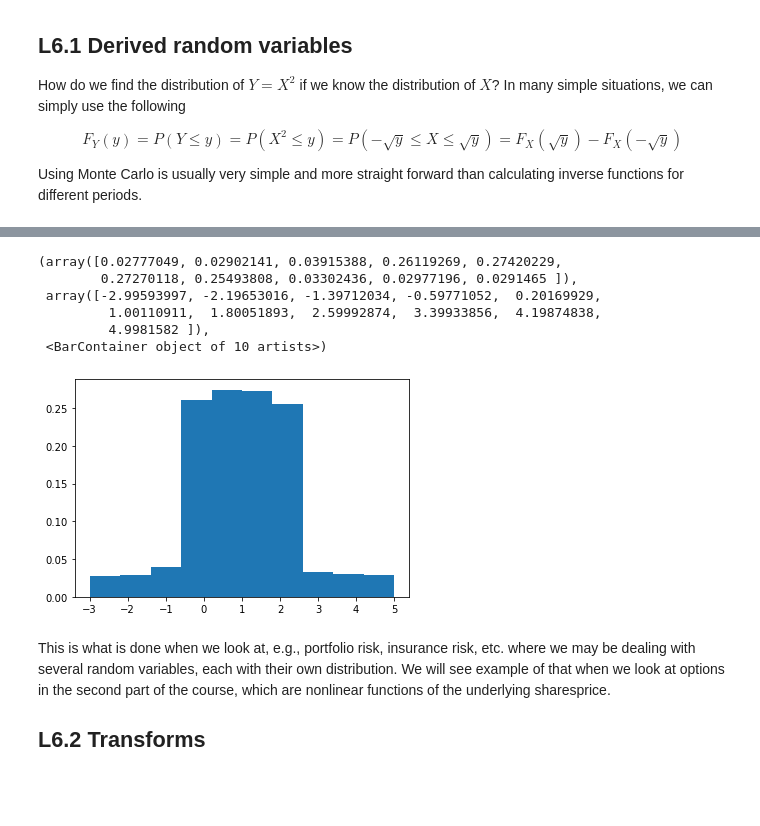
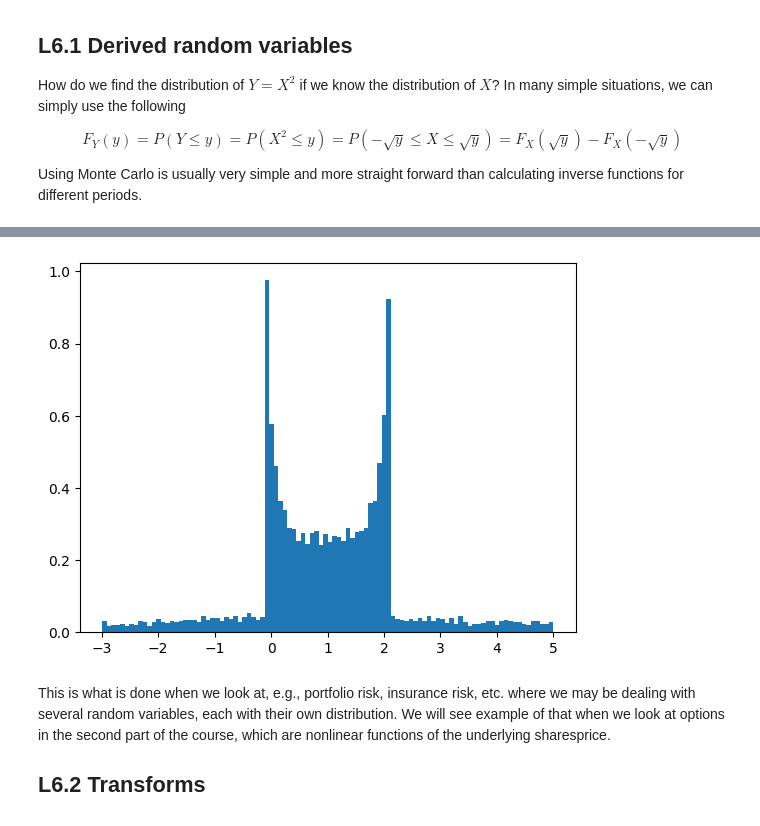
Before and after one commit to KrissiKodar/hagnyt_likindafraedi, a Jupyter notebook: AppliedProbL6.ipynb, the cells around one changed output, grey strips where cells are left out. Saved outputs shown, nothing was run; the diff lists cells and outputs as text; code cells hidden in the pictures; blank space fills up the shorter version.

```diff
--- a/AppliedProbL6.ipynb
+++ b/AppliedProbL6.ipynb
@@ -23,16 +22,11 @@ plt.plot(x,y)
 # %%
 N = 10000
 x = np.random.uniform(-2,2,N)
 y = x**3-2*x+1
-plt.hist(y,density=True)
+plt.hist(y, density=True, bins = 100)
+plt.show()
 # %% [output]
-(array([0.02777049, 0.02902141, 0.03915388, 0.26119269, 0.27420229,
-        0.27270118, 0.25493808, 0.03302436, 0.02977196, 0.0291465 ]),
- array([-2.99593997, -2.19653016, -1.39712034, -0.59771052,  0.20169929,
-         1.00110911,  1.80051893,  2.59992874,  3.39933856,  4.19874838,
-         4.9981582 ]),
- <BarContainer object of 10 artists>)
-[figure, old version]
+[figure, new version]
 # %% [markdown]
 This is what is done when we look at, e.g., portfolio risk, insurance risk, etc. where we may be dealing with several random variables, each with their own distribution. We will see example of that when we look at options in the second part of the course, which are nonlinear functions of the underlying sharesprice.
 
```
Also changed, not shown: parts of 4 cells of this notebook, 1 other file.
